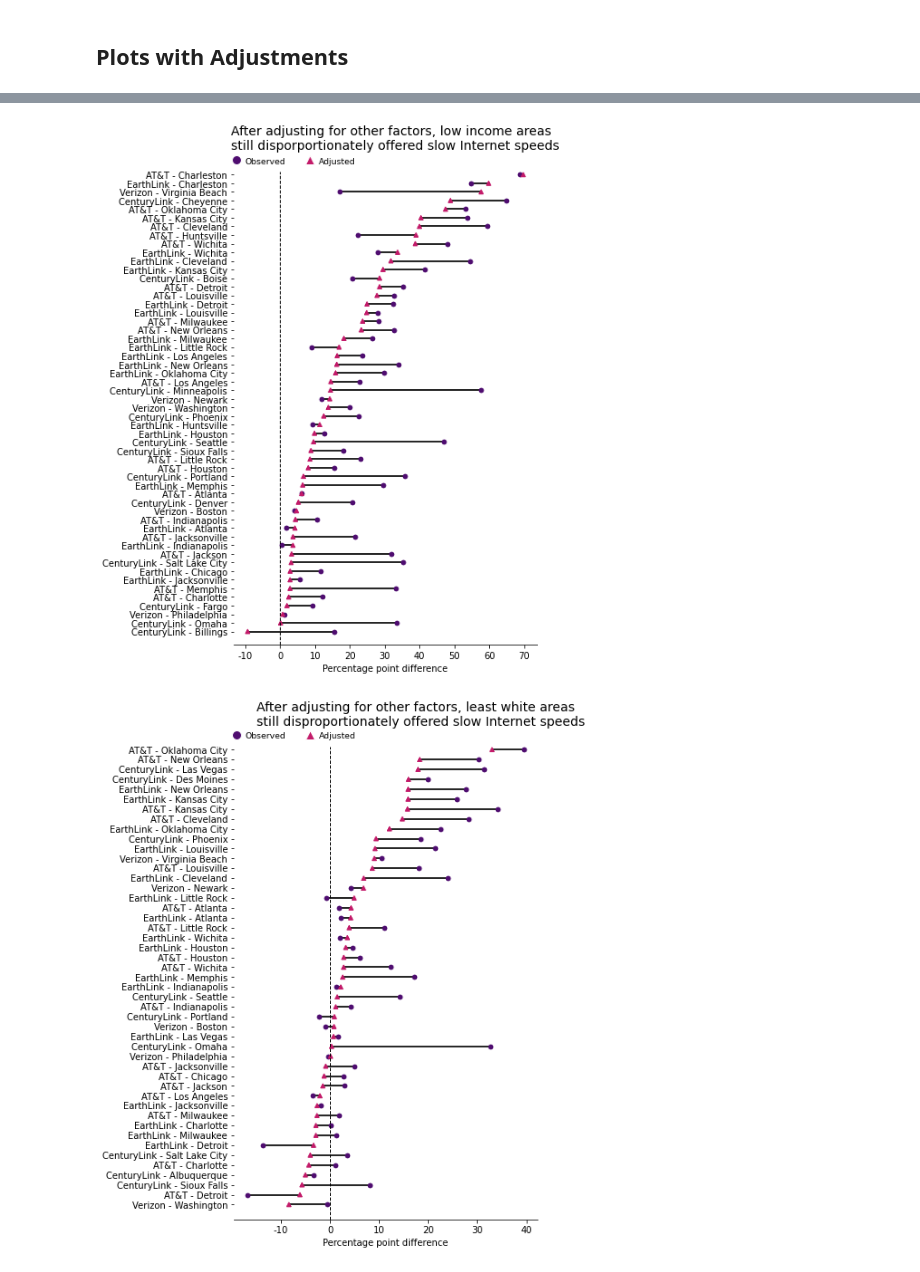
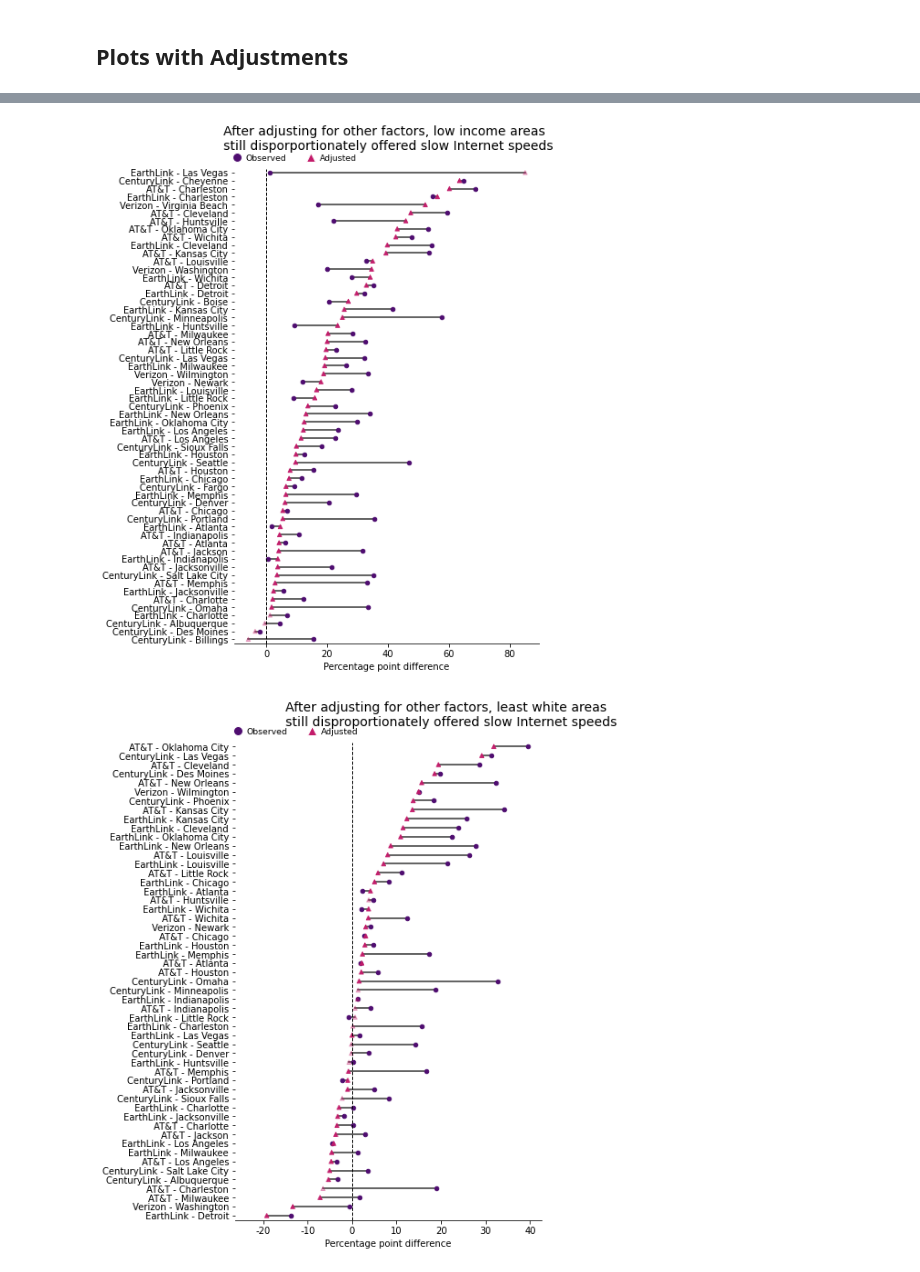
Before and after one commit to the-markup/investigation-isp, a Jupyter notebook: notebooks/3-statistical-tests-and-regression.ipynb, the cells around one changed output, grey strips where cells are left out. Cells and saved outputs as stored; diff of their text form; code cells hidden in the pictures.

```diff
--- a/notebooks/3-statistical-tests-and-regression.ipynb
+++ b/notebooks/3-statistical-tests-and-regression.ipynb
@@ -550,0 +499,4 @@ Verizon was significantly more likely to offer slow speeds in...
+# %%
+income_cities = table[~table.slowest_income.isnull()].major_city.unique()
+race_cities = table[~table.slowest_race.isnull()].major_city.unique()
+redlining_cities = table[~table.slowest_redlining.isnull()].major_city.unique()
@@ -984,26 +910,22 @@ Name: model, dtype: float64
 # %%
-income = data_regression[(data_regression.model == f'income_level_controls') &
-                         (data_regression.index == "C(income_level, Treatment('Upper Income'))[T.Low]")].sort_values('coef', ascending=False)
-race = data_regression[(data_regression.model == f'race_quantile_controls') &
-                        (data_regression.index.isin(["C(race_quantile, Treatment('most white'))[T.least white]"]))].sort_values(['coef', 'state'], ascending=False)
-redlining = data_regression[(data_regression.model == f'redlining_grade_controls') &
-                (data_regression.index == "C(redlining_grade, Treatment('rest'))[T.D]")].sort_values('coef', ascending=False)
-
+threshold = 1
 sig_income = income[income.pvalue < threshold]
-slowest_income = sig_income[sig_income.probability_delta > 0]
+slowest_income = sig_income[sig_income.probability_delta > 0.0]
 
 sig_race = race[race.pvalue < threshold]
-slowest_race = sig_race[sig_race.probability_delta > 0]
+slowest_race = sig_race[sig_race.probability_delta > 0.0]
 
 sig_redlining = redlining[redlining.pvalue < threshold]
-slowest_redlining = sig_redlining[sig_redlining.probability_delta > 0]
+slowest_redlining = sig_redlining[sig_redlining.probability_delta > 0.0]
 
-print(f"Income significant in {len(sig_income) / len(income) * 100 :.1f}% ({len(sig_income)} out of {len(income)}) cases..."
-     f"\n- low income areas recieve greater proprotion of slow speeds in {len(slowest_income) / len(sig_income) * 100:.1f}% of cases.\n")
+print(f"Income ({len(sig_income)} city-ISP pairs)"
+     f"\n- low income areas recieve greater proprotion of slow speeds in {len(slowest_income)} city-ISP pairs, or {len(slowest_income) / len(sig_income) * 100:.1f}% of cases.\n"
+     f"- same pattern in {sig_income[sig_income.probability_delta > 0.0].major_city.nunique()} out of {sig_income.major_city.nunique()} cities ({sig_income[sig_income.probability_delta > 0.0].major_city.nunique() / sig_income.major_city.nunique():.2f}%)")
+print(f"Race and Ethnicity ({len(sig_race)} city-ISP pairs)"
+     f"\n- least white areas recieve greater proportion of slow speeds in {len(slowest_race)} city-ISP pairs, or {len(slowest_race) / len(sig_race) * 100:.1f}% of cases.\n"
+     f"- same pattern in {sig_race[sig_race.probability_delta > 0.0].major_city.nunique()} out of {sig_race.major_city.nunique()} cities ({sig_race[sig_race.probability_delta > 0.0].major_city.nunique() / sig_race.major_city.nunique():.2f}%)")
 
-print(f"Race significant in {len(sig_race) / len(race) * 100 :.1f}% ({len(sig_race)} out of {len(race)}) cases..."
-     f"\n- least white areas recieve greater proportion of slow speeds in {len(slowest_race) / len(sig_race) * 100:.1f}% of cases.\n")
-
-print(f"Redlining significant in {len(sig_redlining) / len(redlining) * 100 :.1f}% ({len(sig_redlining)} out of {len(redlining)}) cases..."
-     f"\n- hazardous areas recieve greater proprotion of slow speeds in {len(slowest_redlining) / len(sig_redlining) * 100:.1f}% of cases.\n")
+print(f"Redlining ({len(sig_redlining)} city-ISP pairs)"
+     f"\n- hazardous areas recieve greater proprotion of slow speeds in {len(slowest_redlining)} city-ISP pairs, or {len(slowest_redlining) / len(sig_redlining) * 100:.1f}% of cases.\n"
+     f"- same pattern in {sig_redlining[sig_redlining.probability_delta > 0.0].major_city.nunique()} out of {sig_redlining.major_city.nunique()} cities ({sig_redlining[sig_redlining.probability_delta > 0.0].major_city.nunique() / sig_redlining.major_city.nunique():.2f}%)")
 # %% [output]
@@ -1129,7 +1080,7 @@ def plot_adjusted(to_plot, ylim=33.5, figsize=(6, 8), fn=fn_adjusted_redlining,
                           label=label, markerfacecolor=c, markersize=10)
                    for label, c in {'Observed': color_1, 'Adjusted': color_2}.items()][::-1]
 
-    to_plot_ = to_plot[(to_plot['pvalue'] < 0.05)]
+    to_plot_ = to_plot#[(to_plot['pvalue'] < 0.05)]
     to_plot_['major_city_isp'] = to_plot_.apply(lambda x: x['isp'] + ' - ' + x['major_city'], axis=1)
 
     to_plot_['Observed'] = to_plot_.probability_delta_alone * 100
@@ -1152,7 +1103,7 @@ def plot_adjusted(to_plot, ylim=33.5, figsize=(6, 8), fn=fn_adjusted_redlining,
         ax.plot([x1[i], x2[i]], [n[i], n[i]], '-',
                 color='black', zorder=-1, alpha=.8)
 
-    to_plot_['isp'] = pd.Categorical(to_plot_['isp'], ["AT&T", "EarthLink", "CenturyLink", "Verizon"])
+    to_plot_['isp'] = pd.Categorical(to_plot_['isp'], ["AT&T", "Verizon", "CenturyLink", "EarthLink"])
     to_plot_ = to_plot_.sort_values(by=['isp','Adjusted', 'state', 'Observed'],
                                     ascending=[True, False, False, False])
     to_plot_[['major_city', 'isp', 'Adjusted', 'Observed', 'state']].to_csv(fn, index=False)
@@ -1196,21 +1147,21 @@ def plot_adjusted(to_plot, ylim=33.5, figsize=(6, 8), fn=fn_adjusted_redlining,
                   frameon=False,
                   prop={'size': 9.2})
 # %%
-to_plot = income#.merge(table, on=['major_city', 'state', 'isp'])
-plot_adjusted(to_plot, iv='income', ylim=54.5, figsize=(6, 10),
+to_plot = income
+plot_adjusted(to_plot, ylim=58.5, figsize=(6, 10),
               fn=fn_adjusted_income,
               title_y = -4.2, title_x = -14,
               title= f"After adjusting for other factors, low income areas\nstill disporportionately offered slow Internet speeds",
 )
 # %% [output]
-[figure, old version]
+[figure, new version]
 # %%
-to_plot = race#.merge(table, on=['major_city', 'state', 'isp'])
-plot_adjusted(to_plot, iv='race', ylim=47.5, figsize=(6, 10),
+to_plot = race
+plot_adjusted(to_plot, ylim=52.5, figsize=(6, 10),
               fn=fn_adjusted_race,
               title_y = -3.5, title_x = -15,
               title= f"After adjusting for other factors, least white areas\nstill disproportionately offered slow Internet speeds",
 )
 # %% [output]
-[figure, old version]
+[figure, new version]
 # %%
```
Also changed, not shown: parts of 61 cells of this notebook, 31 other files.
